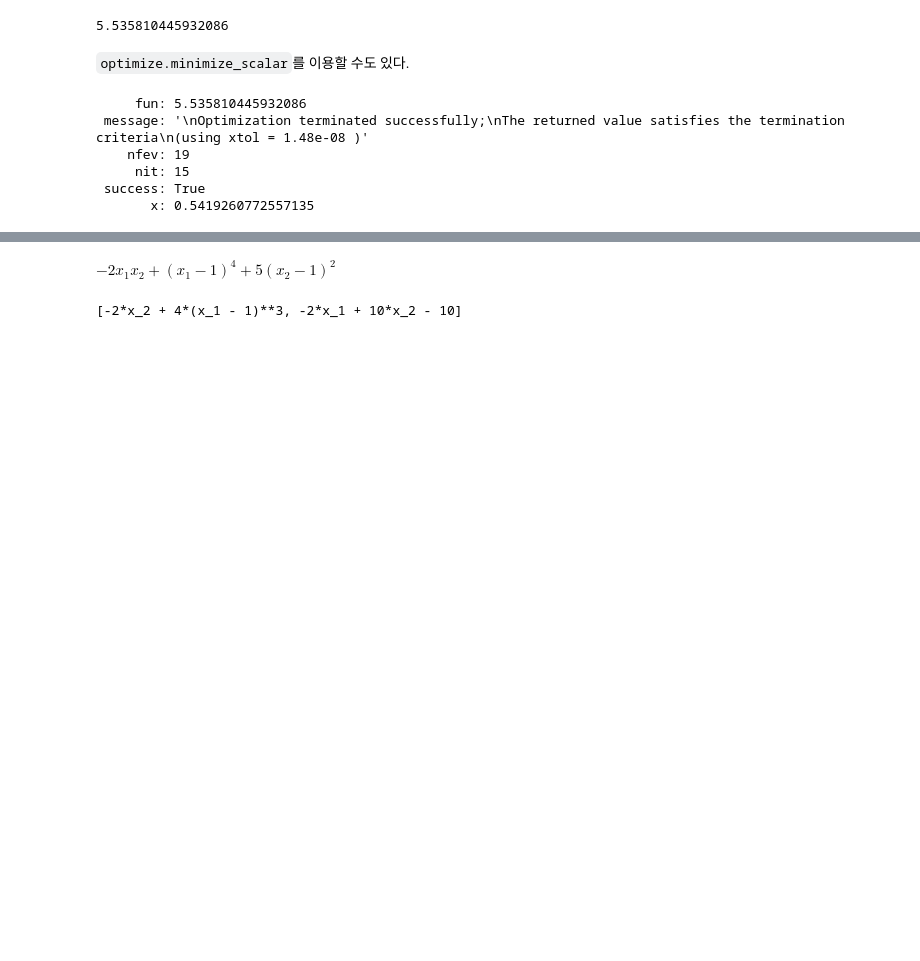
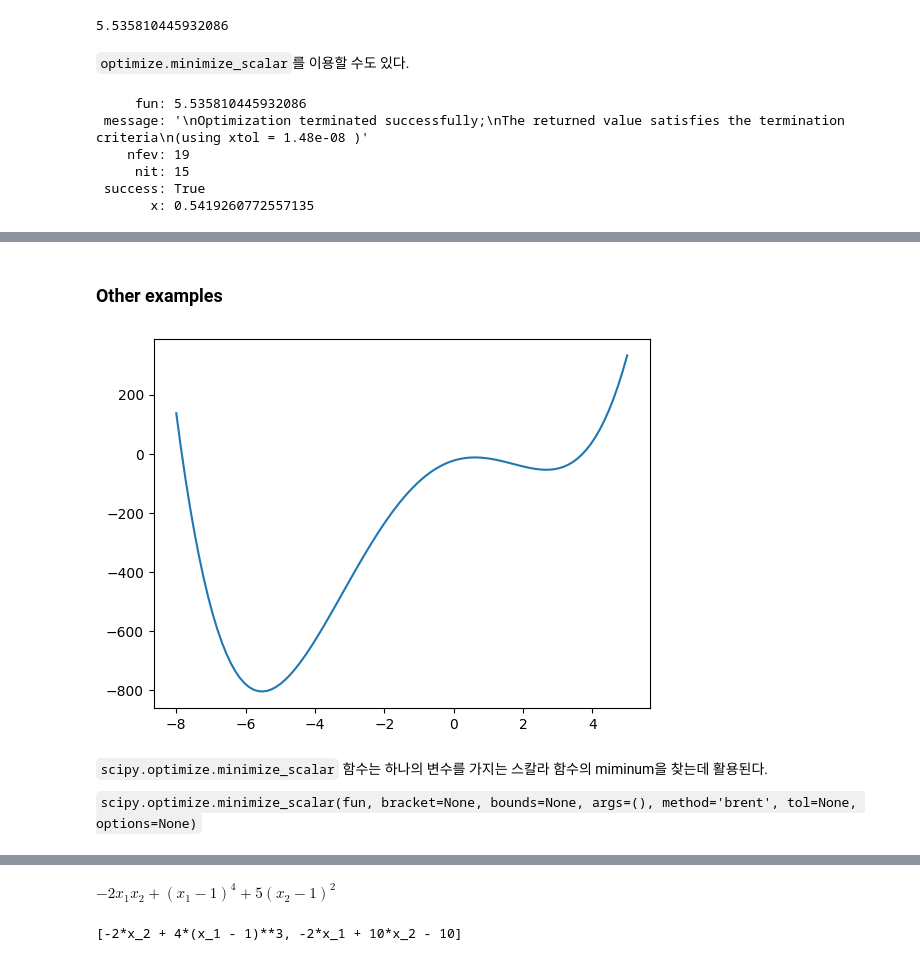
Before and after one commit to ksublee/SDA, a Jupyter notebook: 08. Optimization.ipynb, the cells around one changed output, grey strips where cells are left out. Cells and saved outputs as stored; diff of their text form; code cells hidden in the pictures; blank space fills up the shorter version.

````diff
--- a/08. Optimization.ipynb
+++ b/08. Optimization.ipynb
@@ -145,3 +173,5 @@ ax.set_ylim(0, 30)
 fig.tight_layout()
 # %% [output]
 [figure]
+# %% [markdown]
+### Other examples
@@ -147,0 +181,9 @@ fig.tight_layout()
+# %%
+x = np.linspace(-8, 5, 100)
+plt.plot(x, f(x));
+# %% [output]
+[figure, added]
+# %% [markdown]
+```scipy.optimize.minimize_scalar``` 함수는 하나의 변수를 가지는 스칼라 함수의 miminum을 찾는데 활용된다.
+
+```scipy.optimize.minimize_scalar(fun, bracket=None, bounds=None, args=(), method='brent', tol=None, options=None)```
````
Also changed, not shown: parts of 57 cells of this notebook.
